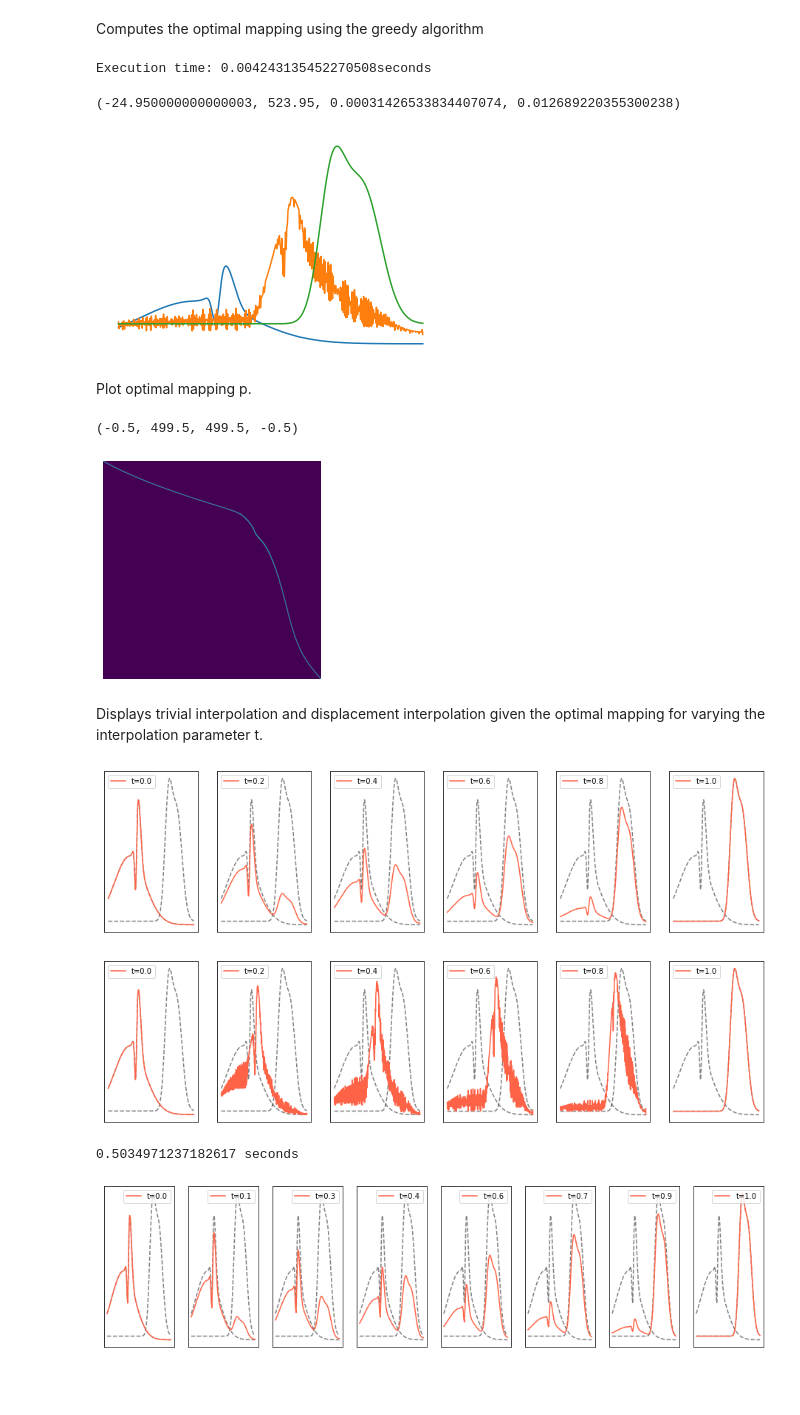
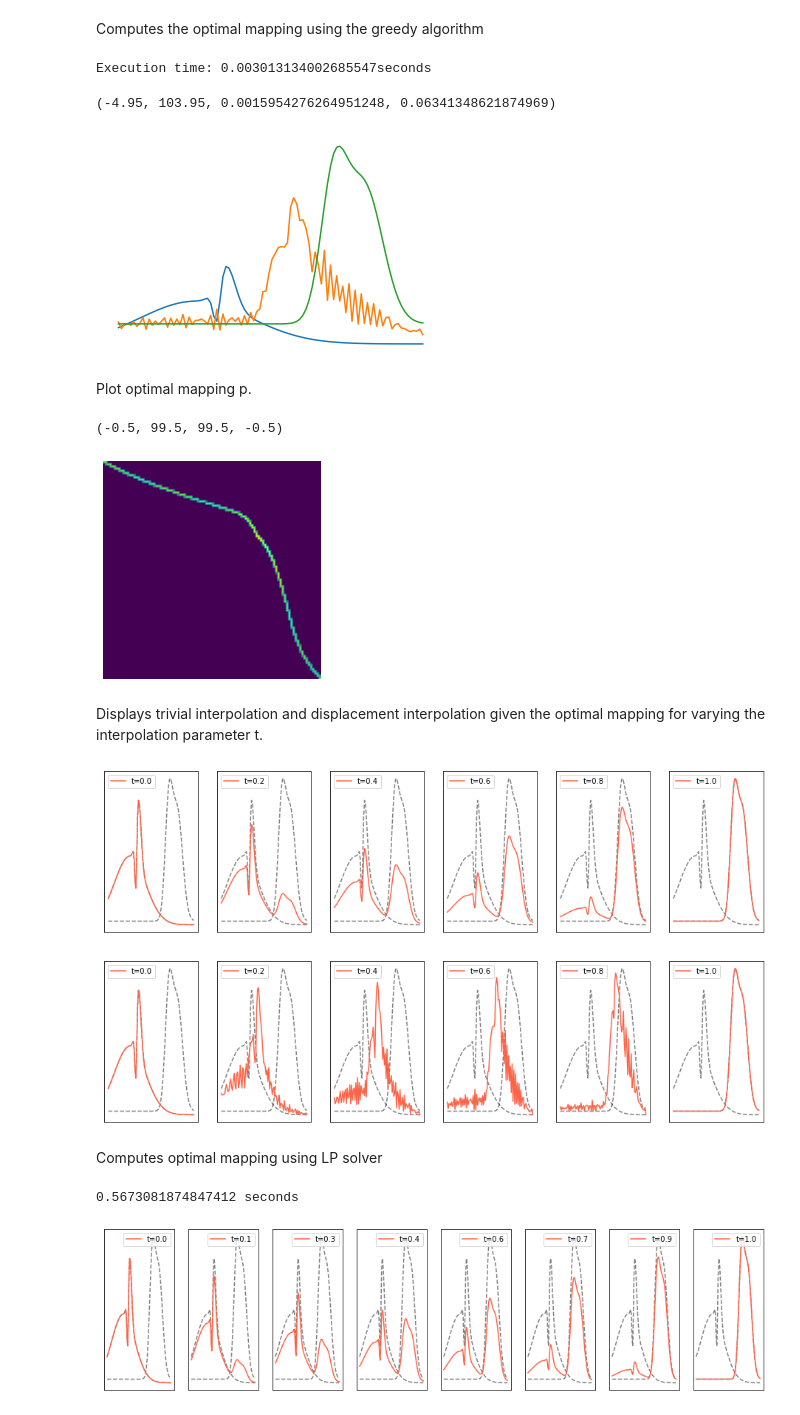
Before and after one commit to bernardo-torres/audio-portamento, a Jupyter notebook: gaussian_test.ipynb, the cells around one changed output. Saved outputs shown, nothing was run; the diff lists cells and outputs as text; code cells hidden in the pictures; blank space fills up the shorter version.

```diff
--- a/gaussian_test.ipynb
+++ b/gaussian_test.ipynb
@@ -21,7 +18,7 @@ The autoreload extension is already loaded. To reload it, use:
 # %% [markdown]
 Generating two simulated spectra composed of sums of gaussians
 # %%
-N = 500
+N = 100
 
 mass = lambda x: np.sum(np.abs(x))
 
@@ -47,15 +44,15 @@ start_time = time.time()
 p = compute_optimal_map(a, b)
 print('Execution time: ' + str(time.time() - start_time)  + "seconds")
 # %% [output]
-Execution time: 0.004243135452270508seconds
+Execution time: 0.003013134002685547seconds
 # %%
-plt.plot(interpolate(a, b, p, 0, mass1=mass(a), mass2=2*mass(b)))
-plt.plot(interpolate(a, b, p, 0.6, mass1=mass(a), mass2=2*mass(b)))
-plt.plot(interpolate(a, b, p, 1, mass1=mass(a), mass2=2*mass(b)))
+plt.plot(interpolate(p, 0, mass1=mass(a), mass2=2*mass(b)))
+plt.plot(interpolate(p, 0.6, mass1=mass(a), mass2=2*mass(b)))
+plt.plot(interpolate(p, 1, mass1=mass(a), mass2=2*mass(b)))
 plt.axis('off')
 # %% [output]
-(-24.950000000000003, 523.95, 0.00031426533834407074, 0.012689220355300238)
+(-4.95, 103.95, 0.0015954276264951248, 0.06341348621874969)
-[figure, old version]
+[figure, new version]
 # %% [markdown]
 Plot optimal mapping p.
 # %%
@@ -63,8 +60,8 @@ plt.imshow(np.log(p+1e-5))
 #plt.imgshow(p)
 plt.axis('off')
 # %% [output]
-(-0.5, 499.5, 499.5, -0.5)
+(-0.5, 99.5, 99.5, -0.5)
-[figure, old version]
+[figure, new version]
 # %% [markdown]
 Displays trivial interpolation and displacement interpolation given the optimal mapping for varying the interpolation parameter t.
 # %%
@@ -72,13 +69,15 @@ plot_progression(a, b, interp='trivial', figsize=(16,4))
 plot_progression(a, b, interp='displacement', mapping=p, figsize=(16,4))
 # %% [output]
 [figure]
-[figure, old version]
+[figure, new version]
+# %% [markdown]
+Computes optimal mapping using LP solver
 # %%
 start_time = time.time()
 P = compute_optimal_map_lp(a, b, N, N)
 print(time.time() - start_time, "seconds")
 # %% [output]
-0.5034971237182617 seconds
+0.5673081874847412 seconds
 # %%
 plot_progression(a, b, interp='trivial', figsize=(16,4), size=8)
 plot_progression(a, b, interp='displacement', mapping=P, figsize=(16,4), size=8)
```
Also changed, not shown: parts of 5 cells of this notebook, 22 other files.
